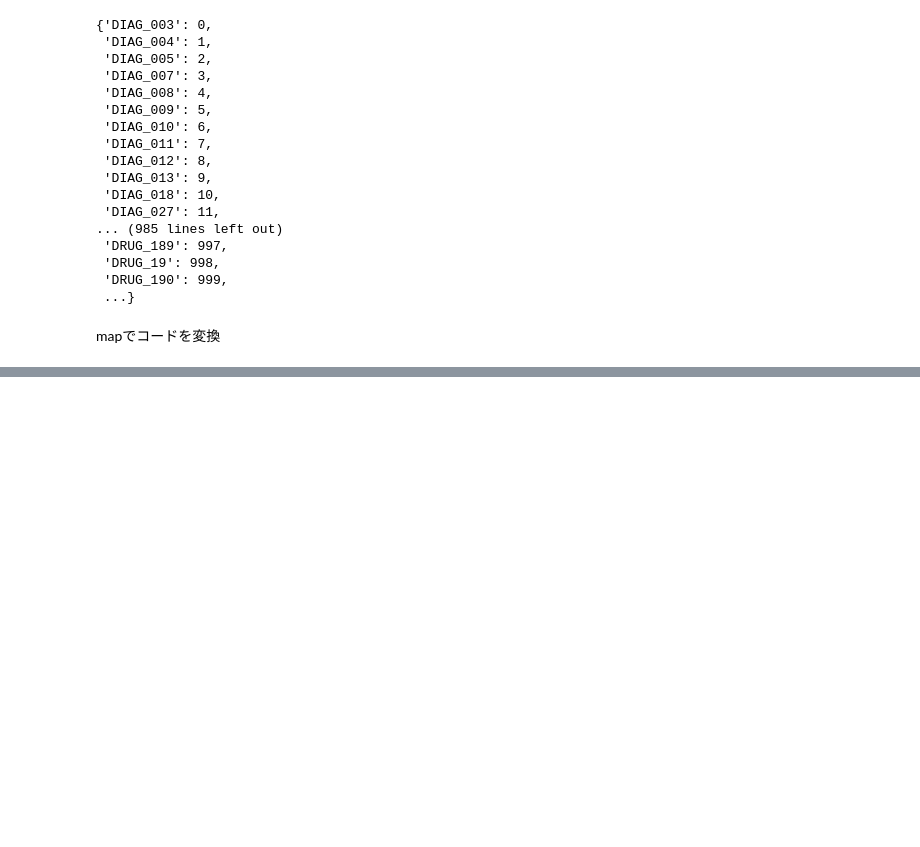
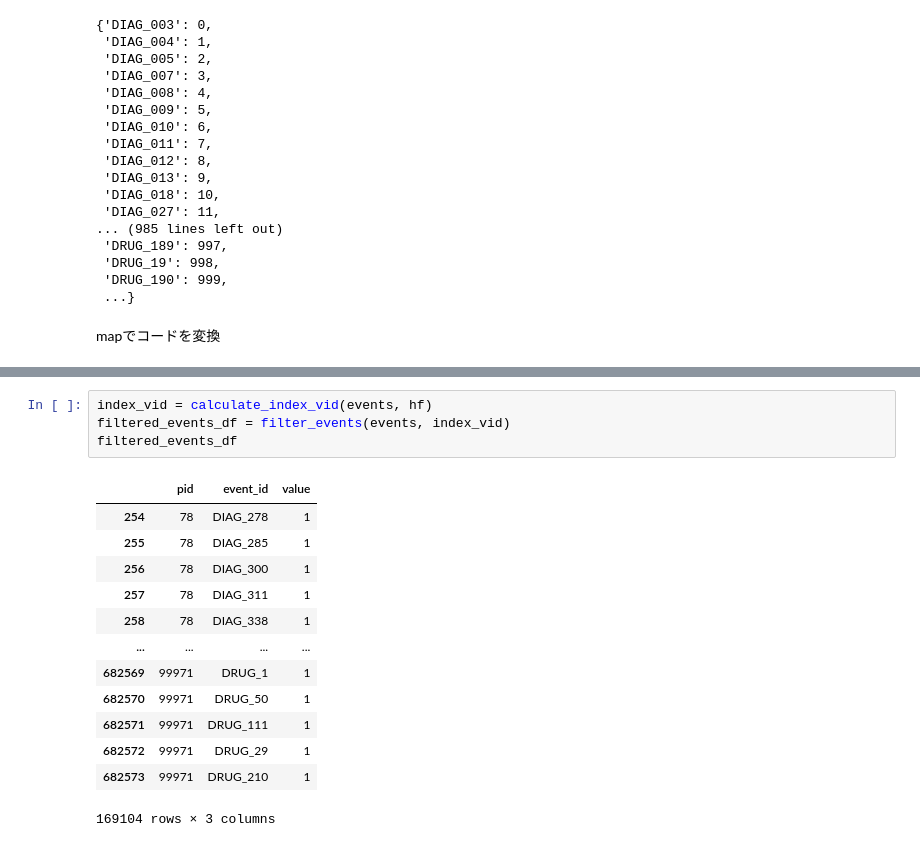
Before and after one commit to niikun/DL_for_health_care, a Jupyter notebook: HW1.ipynb, the cells around one changed output, grey strips where cells are left out. Drawn from its saved outputs; the diff is of its cells as text; blank space fills up the shorter version.

```diff
--- a/HW1.ipynb
+++ b/HW1.ipynb
@@ -774,0 +888,18 @@ test_df_grouped
+# %%
+index_vid = calculate_index_vid(events, hf)
+filtered_events_df = filter_events(events, index_vid)
+filtered_events_df
+# %% [output]
+|  | pid | event_id | value |
+| 254 | 78 | DIAG_278 | 1 |
+| 255 | 78 | DIAG_285 | 1 |
+| 256 | 78 | DIAG_300 | 1 |
+| 257 | 78 | DIAG_311 | 1 |
+| 258 | 78 | DIAG_338 | 1 |
+| ... | ... | ... | ... |
+| 682569 | 99971 | DRUG_1 | 1 |
+| 682570 | 99971 | DRUG_50 | 1 |
+| 682571 | 99971 | DRUG_111 | 1 |
+| 682572 | 99971 | DRUG_29 | 1 |
+| 682573 | 99971 | DRUG_210 | 1 |
+169104 rows × 3 columns
```
Also changed, not shown: parts of 25 cells of this notebook.
